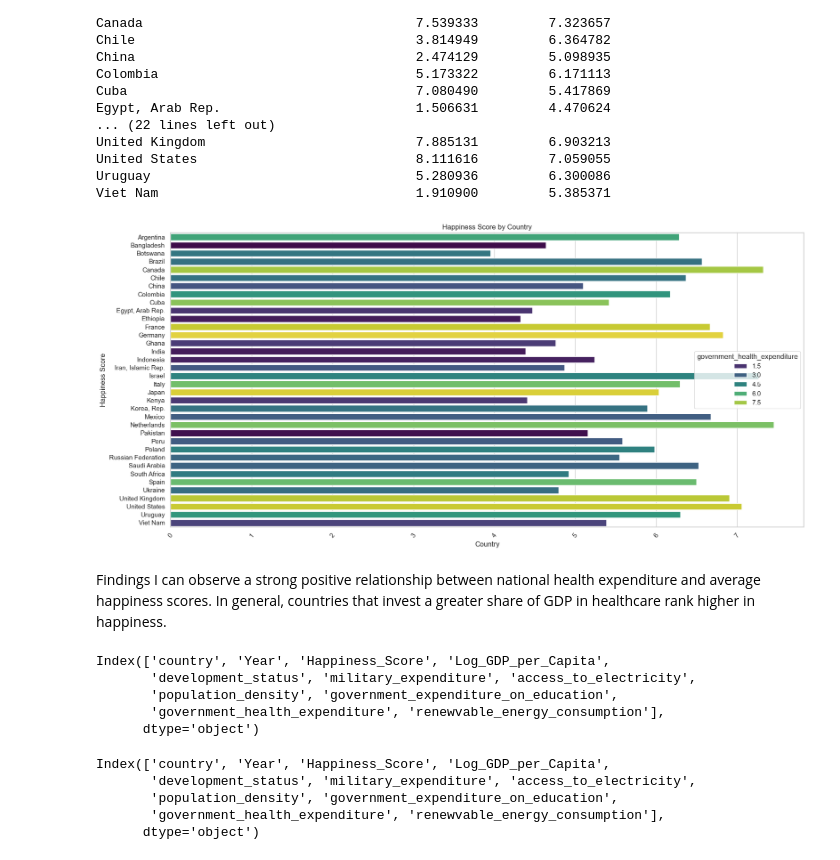
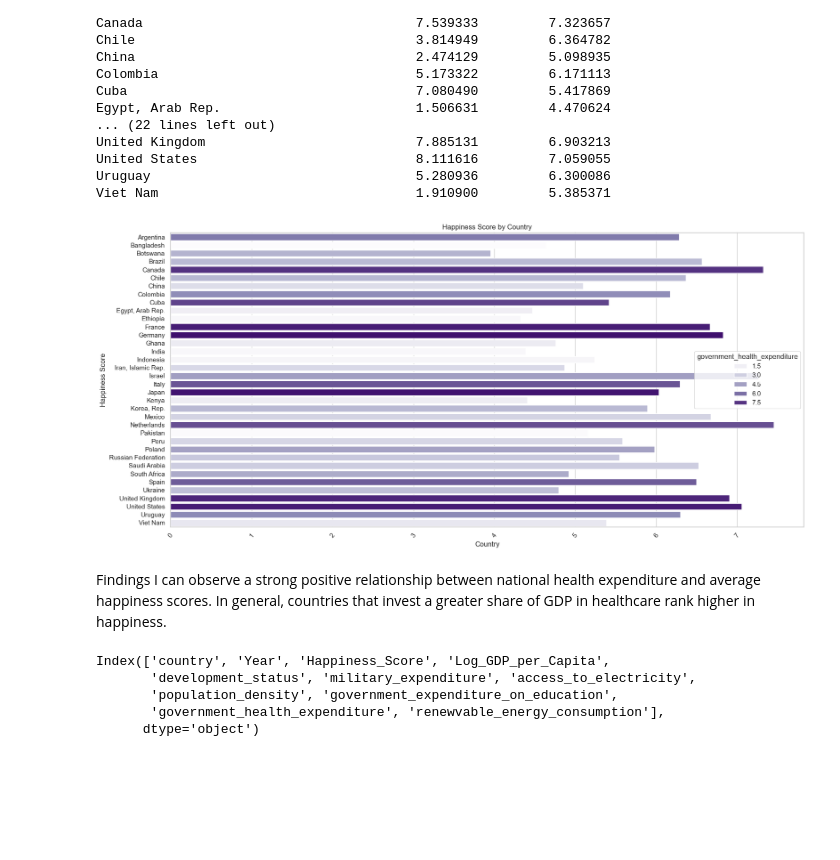
Before and after one commit to oliv-1990/HAPPY, a Jupyter notebook: happy_analysis.ipynb, the cells around one changed output. Drawn from its saved outputs; the diff is of its cells as text; code cells hidden in the pictures; blank space fills up the shorter version.

Commit message:
Changed the palette colors

```diff
--- a/happy_analysis.ipynb
+++ b/happy_analysis.ipynb
@@ -1228,30 +1228,22 @@ Viet Nam                                 1.910900         5.385371
 # %%
 plt.figure(figsize=(17, 8))
 sns.barplot(data=health_average,
             y='country',
             x='Happiness_Score',
             hue='government_health_expenditure',
-            palette='viridis')
+            palette='Purples')
 
 plt.title('Happiness Score by Country')
 plt.xlabel('Country')
 plt.ylabel('Happiness Score')
 plt.xticks(rotation=50)
 plt.tight_layout()
 plt.show()
 # %% [output]
-[figure, old version]
+[figure, new version]
 # %% [markdown]
 Findings
 I can observe a strong positive relationship between national health expenditure and average happiness scores. In general, countries  that invest a greater share of GDP in healthcare rank higher in happiness.
-# %%
-print(merged_sql_df.columns)
-# %% [output]
-Index(['country', 'Year', 'Happiness_Score', 'Log_GDP_per_Capita',
-       'development_status', 'military_expenditure', 'access_to_electricity',
-       'population_density', 'government_expenditure_on_education',
-       'government_health_expenditure', 'renewvable_energy_consumption'],
-      dtype='object')
 # %%
 print(merged_sql_df.columns)
 # %% [output]
```
Also changed, not shown: parts of 3 cells of this notebook.
